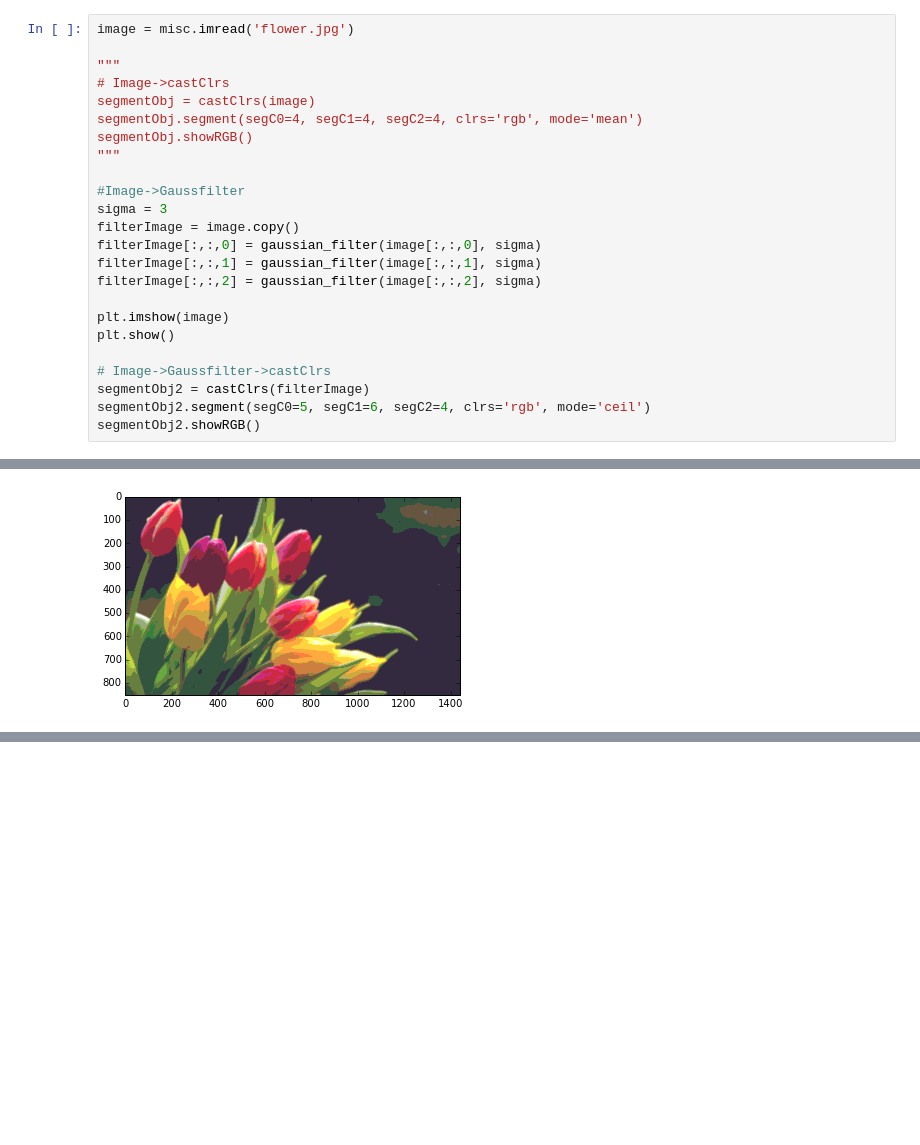
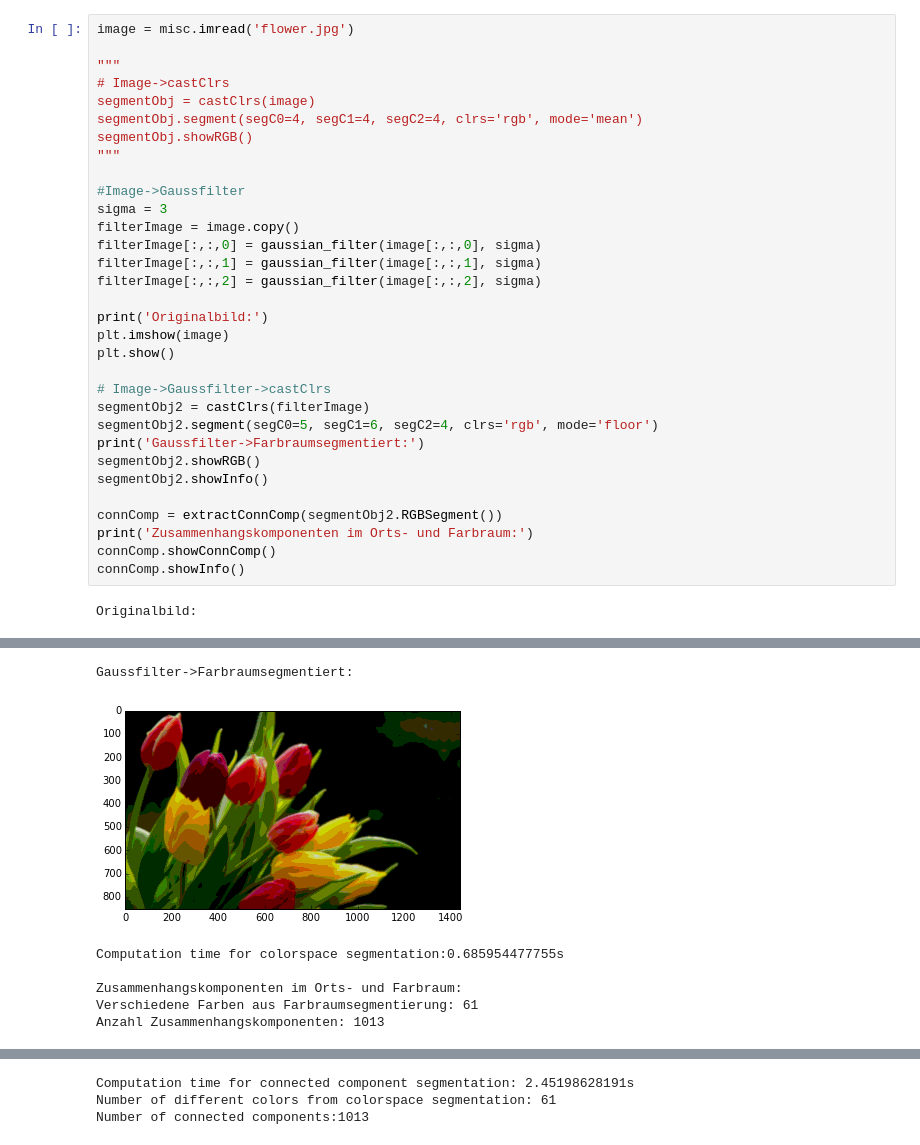
Before and after one commit to svenzel/DrawBN, a Jupyter notebook: main.ipynb, the cells around one changed output, grey strips where cells are left out. Cells and saved outputs as stored; diff of their text form; blank space fills up the shorter version.

Commit message:
Added class extractConnComp
Class extracts connected components based on position in space and
colorspace (Pixels of the same connected component are connected in
space and share the same color)

```diff
--- a/main.ipynb
+++ b/main.ipynb
@@ -10,27 +10,42 @@ from skimage import feature
 # %%
 image = misc.imread('flower.jpg')
 
 """
 # Image->castClrs
 segmentObj = castClrs(image)
 segmentObj.segment(segC0=4, segC1=4, segC2=4, clrs='rgb', mode='mean')
 segmentObj.showRGB()
 """
 
 #Image->Gaussfilter
 sigma = 3
 filterImage = image.copy()
 filterImage[:,:,0] = gaussian_filter(image[:,:,0], sigma)
 filterImage[:,:,1] = gaussian_filter(image[:,:,1], sigma)
 filterImage[:,:,2] = gaussian_filter(image[:,:,2], sigma)
 
+print('Originalbild:')
 plt.imshow(image)
 plt.show()
 
 # Image->Gaussfilter->castClrs
 segmentObj2 = castClrs(filterImage)
-segmentObj2.segment(segC0=5, segC1=6, segC2=4, clrs='rgb', mode='ceil')
+segmentObj2.segment(segC0=5, segC1=6, segC2=4, clrs='rgb', mode='floor')
+print('Gaussfilter->Farbraumsegmentiert:')
 segmentObj2.showRGB()
+segmentObj2.showInfo()
+
+connComp = extractConnComp(segmentObj2.RGBSegment())
+print('Zusammenhangskomponenten im Orts- und Farbraum:')
+connComp.showConnComp()
+connComp.showInfo()
 # %% [output]
+Originalbild:
 [figure]
+Gaussfilter->Farbraumsegmentiert:
-[figure, old version]
+[figure, new version]
+Computation time for colorspace segmentation:0.685954477755s
+
+Zusammenhangskomponenten im Orts- und Farbraum:
+Verschiedene Farben aus Farbraumsegmentierung: 61
+Anzahl Zusammenhangskomponenten: 1013
@@ -36,0 +53,3 @@ segmentObj2.showRGB()
+Computation time for connected component segmentation: 2.45198628191s
+Number of different colors from colorspace segmentation: 61
+Number of connected components:1013
```
Also changed, not shown: parts of 2 cells of this notebook, 2 other files.
